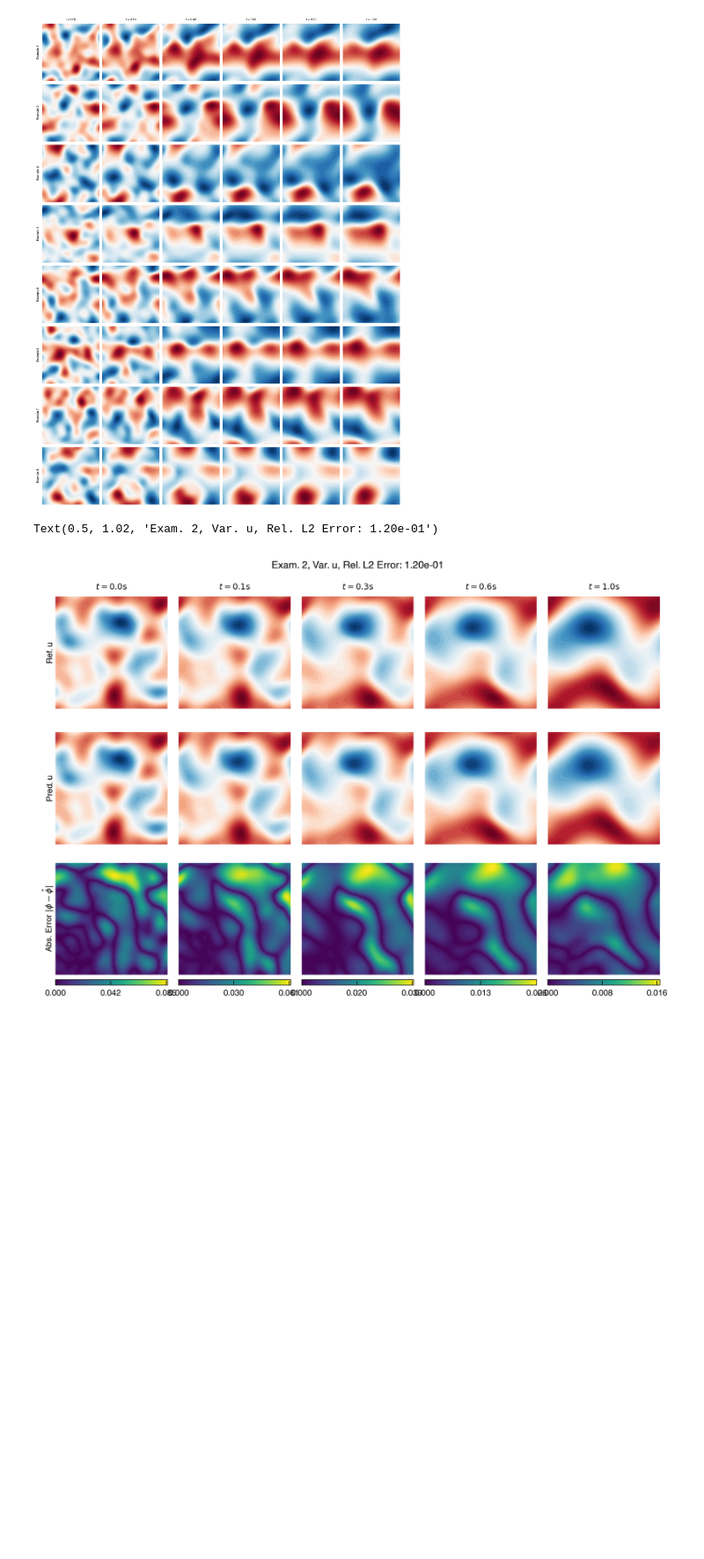
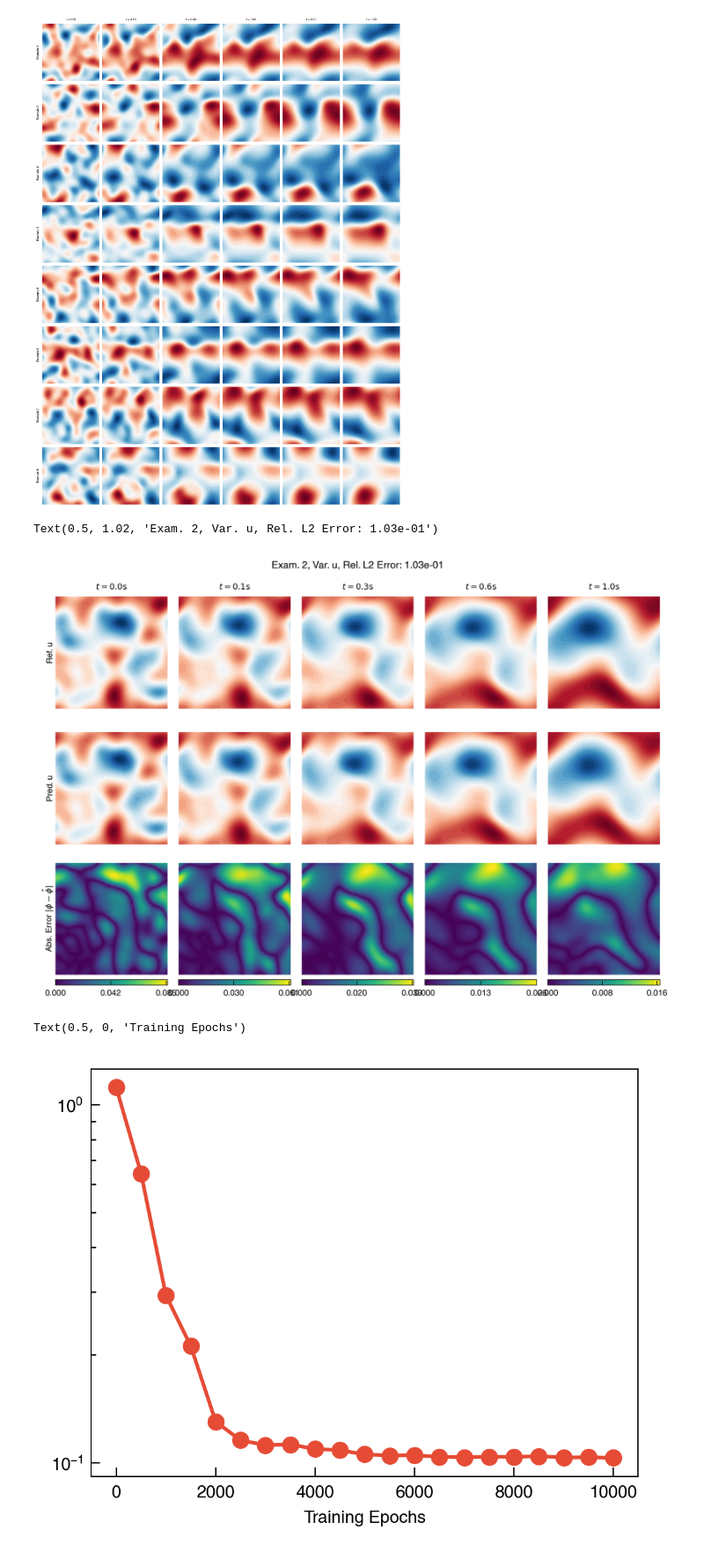
Before and after one commit to NanxiiChen/PI-CViT, a Jupyter notebook: burgers/eval.ipynb, the cells around one changed output. Shown at 88% size. Drawn from its saved outputs; the diff is of its cells as text; code cells hidden in the pictures; blank space fills up the shorter version.

```diff
--- a/burgers/eval.ipynb
+++ b/burgers/eval.ipynb
@@ -230,8 +230,8 @@ for i, tic in enumerate(target_ts):
         diff_cont, ax=ax, fraction=0.046, pad=0.04, orientation="horizontal",
         format="%.3f", ticks=jnp.linspace(0, jnp.max(diff), num=3)
     )
-    total_l2 = jnp.sqrt(jnp.sum((ref_sols - sols) ** 2, axis=(1, 3, 4))) / jnp.sqrt(
-        jnp.sum(ref_sols**2, axis=(1, 3, 4))
+    total_l2 = jnp.sqrt(jnp.sum((ref_sols - sols) ** 2, axis=(3, 4))) / jnp.sqrt(
+        jnp.sum(ref_sols**2, axis=(3, 4))
     )
     total_l2 = jnp.mean(total_l2)
     fig.subplots_adjust(
@@ -242,5 +242,40 @@ fig.suptitle(
     y=1.02,
 )
 # %% [output]
-Text(0.5, 1.02, 'Exam. 2, Var. u, Rel. L2 Error: 1.20e-01')
+Text(0.5, 1.02, 'Exam. 2, Var. u, Rel. L2 Error: 1.03e-01')
 [figure]
+# %%
+epochs = jnp.arange(0, 10001, 500)
+l2_logs = []
+
+def fwd_fn(model, carry, t):
+    t_pde = jnp.full((x_pde.shape[0], 1), t)
+    sol = jax.vmap(
+        model, in_axes=(0, None, None)
+    )(
+        us, x_pde, t_pde
+    ) # B, Nx*Ny, C
+    return carry, sol
+
+for epoch in epochs:
+    weight = f"/root/autodl-tmp/tf-logs/burgers/cvit/sota-0115/model_epoch_{epoch}.eqx"
+    model = eqx.tree_deserialise_leaves(weight, model_skeleton)
+
+    _, sols = jax.lax.scan(
+        partial(fwd_fn, model),
+        None,
+        jnp.array(target_ts) / Tc,
+    ) # sols: T, B, H*W, C=2
+
+    sols = rearrange(
+        sols, "t b (h w) c -> b t c h w", h=int(H), w=int(W)
+    )
+
+    total_l2 = jnp.sqrt(jnp.sum((ref_sols - sols) ** 2, axis=(3, 4))) / jnp.sqrt(
+        jnp.sum(ref_sols**2, axis=(3, 4))
+    )
+    total_l2 = jnp.mean(total_l2)
+    l2_logs.append(total_l2)
+# %% [output]
+Text(0.5, 0, 'Training Epochs')
+[figure, added]
```
Also changed, not shown: parts of 1 cell of this notebook, 1 other file.
